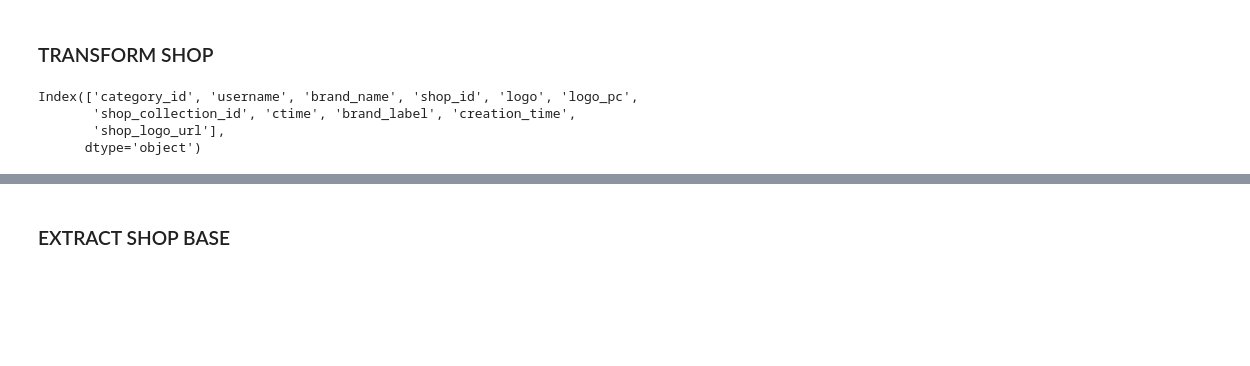
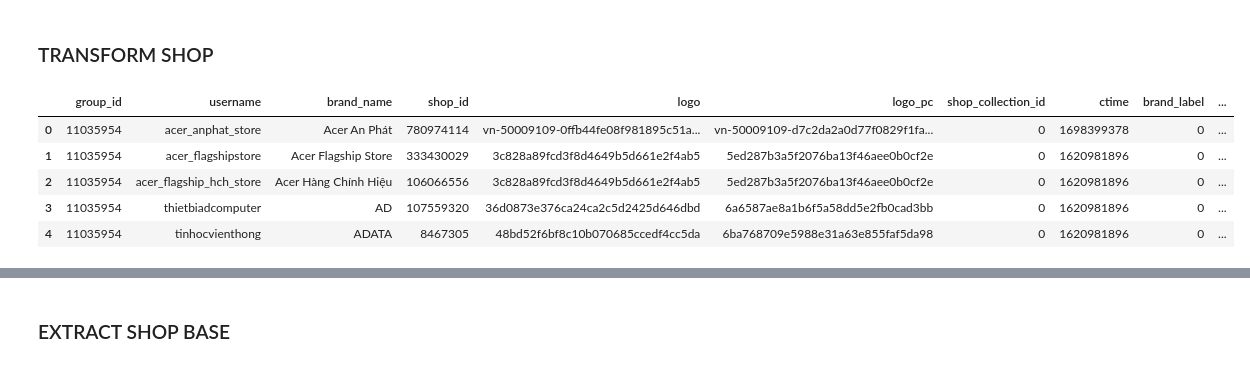
Before and after one commit to KieTuaNguyen/ETL_FinalYearProject, a Jupyter notebook: Shopee/Extract.ipynb, the cells around one changed output, grey strips where cells are left out. Cells and saved outputs as stored; diff of their text form; code cells hidden in the pictures; blank space fills up the shorter version.

```diff
--- a/Shopee/Extract.ipynb
+++ b/Shopee/Extract.ipynb
@@ -117,12 +131,15 @@ Total shop fetched: 3587
 # %% [markdown]
 ### TRANSFORM SHOP
 # %%
-shop["creation_time"] = pd.to_datetime(shop['ctime'], unit='s')
-shop["shop_logo_url"] = base_image_url + shop["logo_pc"]
-shop.columns
+shops["creation_time"] = pd.to_datetime(shops['ctime'], unit='s')
+shops["shop_logo_url"] = base_image_url + shops["logo_pc"]
+shops.columns
+shops.head()
 # %% [output]
-Index(['category_id', 'username', 'brand_name', 'shop_id', 'logo', 'logo_pc',
-       'shop_collection_id', 'ctime', 'brand_label', 'creation_time',
-       'shop_logo_url'],
-      dtype='object')
+|  | group_id | username | brand_name | shop_id | logo | logo_pc | shop_collection_id | ctime | brand_label | ... |
+| 0 | 11035954 | acer_anphat_store | Acer An Phát | 780974114 | vn-50009109-0ffb44fe08f981895c51a... | vn-50009109-d7c2da2a0d77f0829f1fa... | 0 | 1698399378 | 0 | ... |
+| 1 | 11035954 | acer_flagshipstore | Acer Flagship Store | 333430029 | 3c828a89fcd3f8d4649b5d661e2f4ab5 | 5ed287b3a5f2076ba13f46aee0b0cf2e | 0 | 1620981896 | 0 | ... |
+| 2 | 11035954 | acer_flagship_hch_store | Acer Hàng Chính Hiệu | 106066556 | 3c828a89fcd3f8d4649b5d661e2f4ab5 | 5ed287b3a5f2076ba13f46aee0b0cf2e | 0 | 1620981896 | 0 | ... |
+| 3 | 11035954 | thietbiadcomputer | AD | 107559320 | 36d0873e376ca24ca2c5d2425d646dbd | 6a6587ae8a1b6f5a58dd5e2fb0cad3bb | 0 | 1620981896 | 0 | ... |
+| 4 | 11035954 | tinhocvienthong | ADATA | 8467305 | 48bd52f6bf8c10b070685ccedf4cc5da | 6ba768709e5988e31a63e855faf5da98 | 0 | 1620981896 | 0 | ... |
 # %%
```
Also changed, not shown: parts of 17 cells of this notebook, 14 other files.
